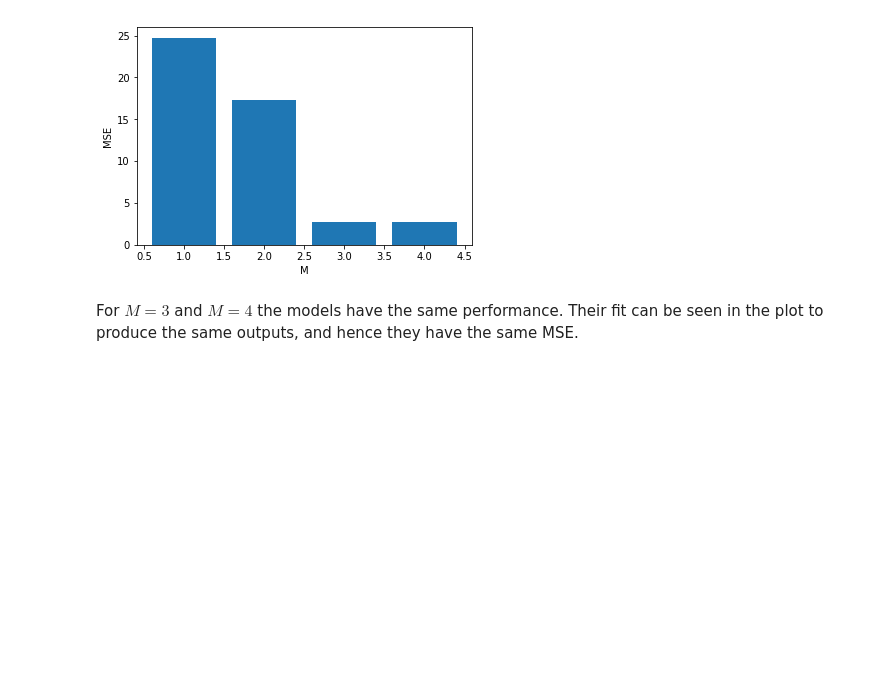
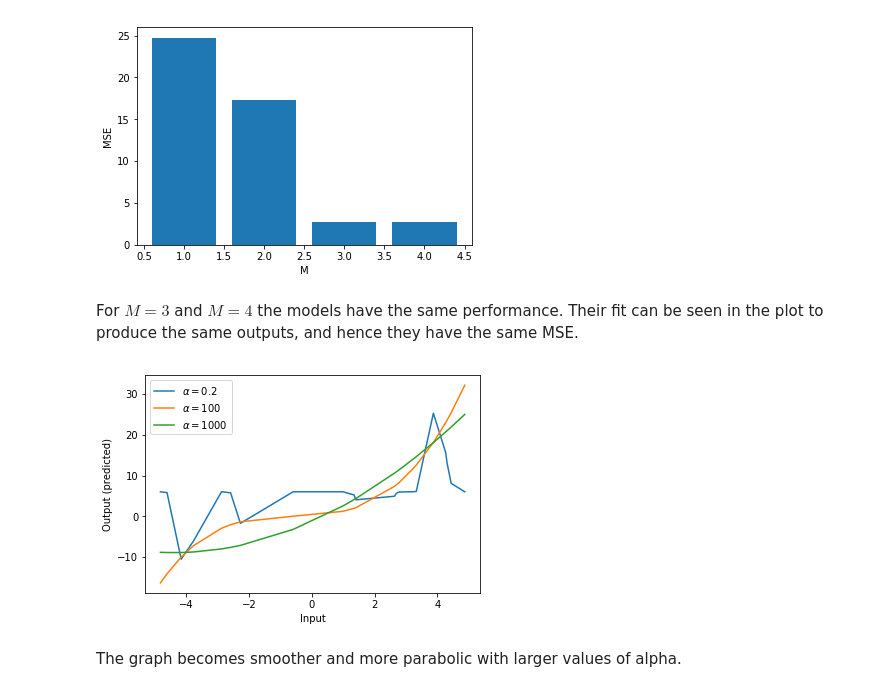
Before and after one commit to apurvmishra99/iaml-cw1, a Jupyter notebook: explore_q2.ipynb, the cells around one changed output. Cells and saved outputs as stored; diff of their text form; code cells hidden in the pictures; blank space fills up the shorter version.

```diff
--- a/explore_q2.ipynb
+++ b/explore_q2.ipynb
@@ -51,9 +51,9 @@ plt.show()
 # %%
 mse_arr = []
 for M in range(1, 5):
-    x_M = PolynomialFeatures(M).fit_transform(X)
-    lin_reg_model = LinearRegression(fit_intercept=False).fit(x_M, y_true)
-    y_pred = lin_reg_model.predict(x_M)
+    x_M = PolynomialFeaturelin_reg_model = LinearRegression(fit_intercept=False).fit(x_M, y_true)
+    y_pred = lin_reg_model.predict(x_M)s(M).fit_transform(X)
+
     mse_arr.append(mean_squared_error(y_true, y_pred))
 plt.bar(np.arange(1, 5), mse_arr)
 plt.xlabel("M")
@@ -63,3 +63,38 @@ plt.show()
 [figure]
 # %% [markdown]
 For $M=3$ and $M=4$ the models have the same performance. Their fit can be seen in the plot to produce the same outputs, and hence they have the same MSE.
+# %%
+def rbf(x, c, alpha):
+    return np.e ** ((-0.5 * ((x-c) ** 2) / alpha ** 2))
+# %%
+def transform_rbf(X, alpha):
+    c1 = -4.0
+    c2 = -2.0
+    c3 = 2.0
+    c4 = 4.0
+    ones = np.ones((X.shape[0], 1))
+    transformed = []
+
+    for x in X:
+        row = [1, rbf(x, c1, alpha), rbf(x, c2, alpha), rbf(x, c3, alpha), rbf(x, c4, alpha)]
+        transformed.append(row)
+
+    return np.array(transformed)
+# %%
+def plot_rbf(X):
+    alphas = [0.2, 100, 1000]
+    for alpha in alphas:
+        X_alpha = transform_rbf(X, alpha)
+        lin_reg_model = LinearRegression(fit_intercept=False).fit(X_alpha, y_true)
+        y_pred = lin_reg_model.predict(X_alpha)
+        plt.plot(X, y_pred, label=r"$\alpha=$"+str(alpha))
+    plt.legend(loc="upper-left")
+    plt.xlabel("Input")
+    plt.ylabel("Output (predicted)")
+    plt.show()
+# %%
+plot_rbf(X)
+# %% [output]
+[figure, added]
+# %% [markdown]
+The graph becomes smoother and more parabolic with larger values of alpha.
```
Also changed, not shown: parts of 1 cell of this notebook, 1 other file.
